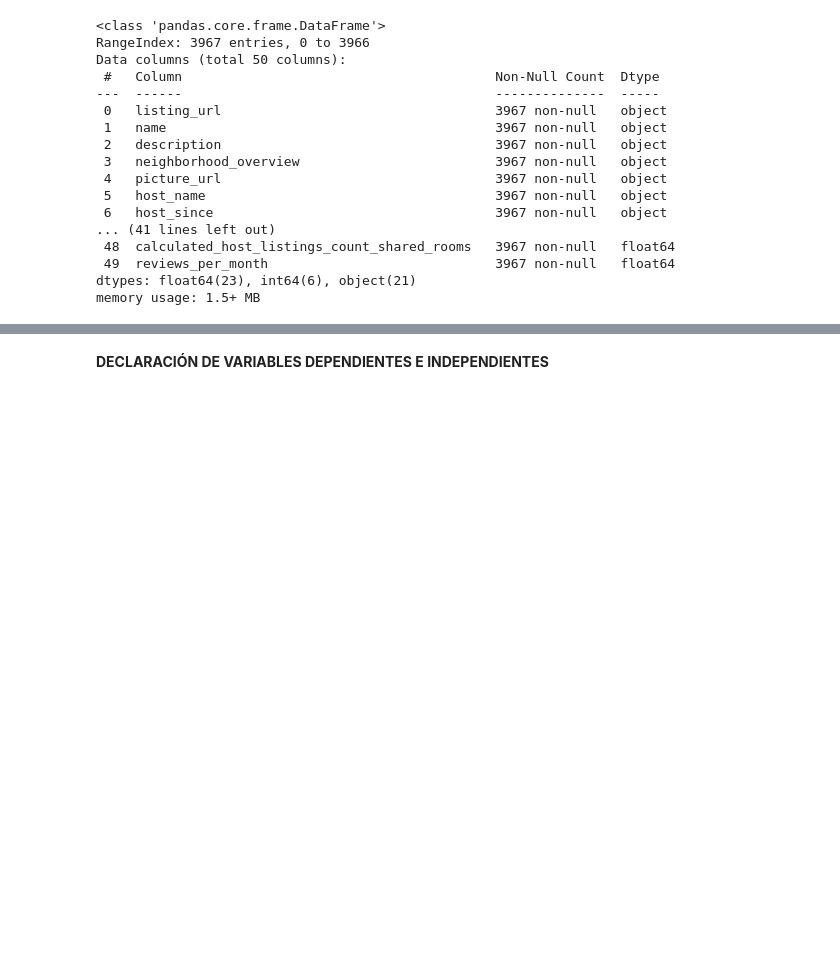
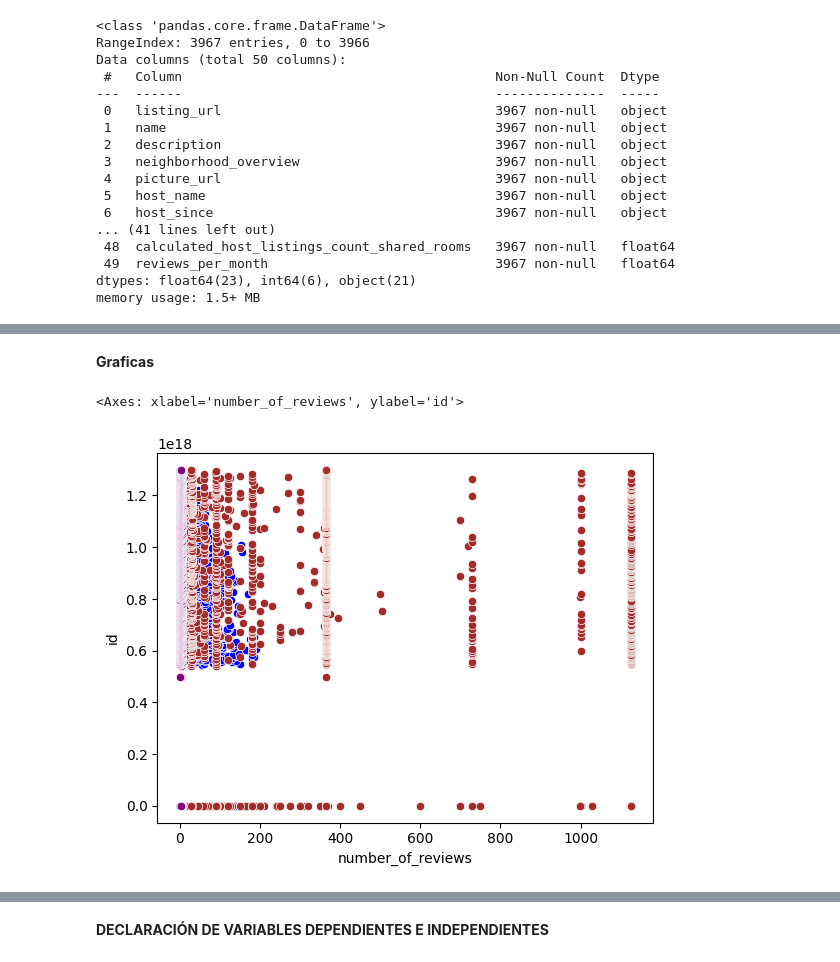
Before and after one commit to Joss-Y8/Regresion-Lineal-Simple-y-Multiple, a Jupyter notebook: Regresiones lineales/Victoria/multiple_victoria.ipynb, the cells around one changed output, grey strips where cells are left out. Drawn from its saved outputs; the diff is of its cells as text; code cells hidden in the pictures; blank space fills up the shorter version.

```diff
--- a/Regresiones lineales/Victoria/multiple_victoria.ipynb
+++ b/Regresiones lineales/Victoria/multiple_victoria.ipynb
@@ -130,0 +104,14 @@ See the caveats in the documentation: https://pandas.pydata.org/pandas-docs/stab
+# %% [markdown]
+**Graficas**
+# %%
+from turtle import color
+
+
+sns.scatterplot(x='number_of_reviews', y='id', color="blue", data=f1)
+sns.scatterplot(x='review_scores_cleanliness', y='id', color="red", data=f1)
+sns.scatterplot(x='maximum_nights', y='id', color="brown", data=f1)
+sns.scatterplot(x='review_scores_communication', y='id', color="pink", data=f1)
+sns.scatterplot(x='reviews_per_month', y='id', color="purple", data=f1)
+# %% [output]
+<Axes: xlabel='number_of_reviews', ylabel='id'>
+[figure, added]
```
Also changed, not shown: parts of 88 cells of this notebook.
